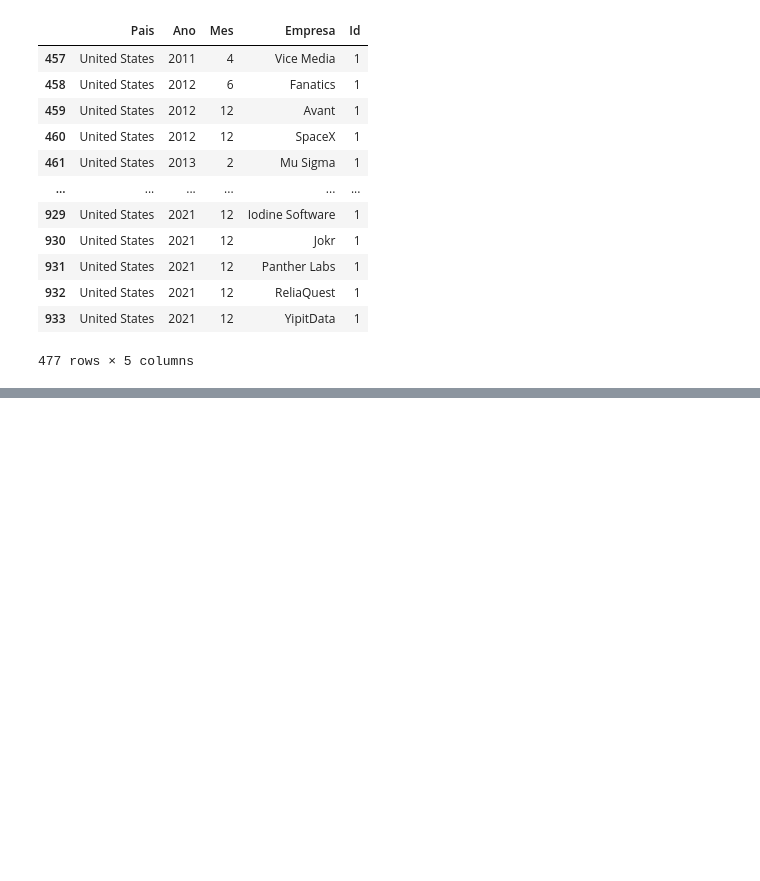
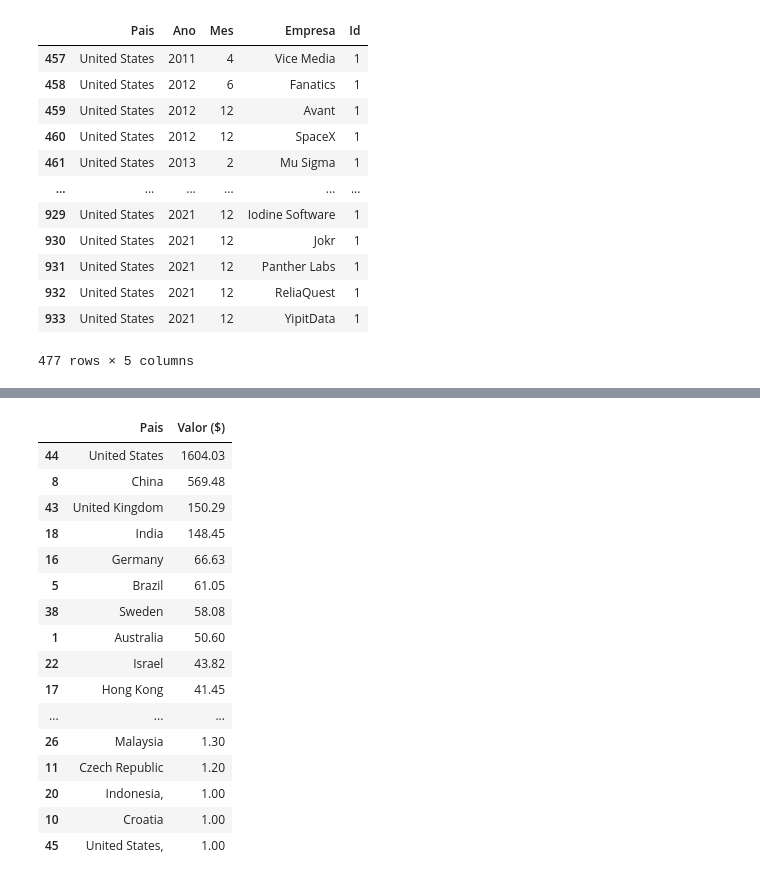
Before and after one commit to Lucas-procopio/Data-Analysis, a Jupyter notebook: Unicorns_case.ipynb, the cells around one changed output, grey strips where cells are left out. Cells and saved outputs as stored; diff of their text form; code cells hidden in the pictures; blank space fills up the shorter version.

```diff
--- a/Unicorns_case.ipynb
+++ b/Unicorns_case.ipynb
@@ -261,0 +296,25 @@ analysis_grouping.loc[ # loc parameter like where command
+# %%
+# Analytic table
+analysis_country = data_set.groupby(by=['Pais']).sum()['Valor ($)'].reset_index()
+
+analysis_country_order = analysis_country.sort_values('Valor ($)', ascending=False)
+
+analysis_country_order
+# %% [output]
+|  | Pais | Valor ($) |
+| 44 | United States | 1604.03 |
+| 8 | China | 569.48 |
+| 43 | United Kingdom | 150.29 |
+| 18 | India | 148.45 |
+| 16 | Germany | 66.63 |
+| 5 | Brazil | 61.05 |
+| 38 | Sweden | 58.08 |
+| 1 | Australia | 50.60 |
+| 22 | Israel | 43.82 |
+| 17 | Hong Kong | 41.45 |
+| ... | ... | ... |
+| 26 | Malaysia | 1.30 |
+| 11 | Czech Republic | 1.20 |
+| 20 | Indonesia, | 1.00 |
+| 10 | Croatia | 1.00 |
+| 45 | United States, | 1.00 |
```
Also changed, not shown: parts of 5 cells of this notebook.
